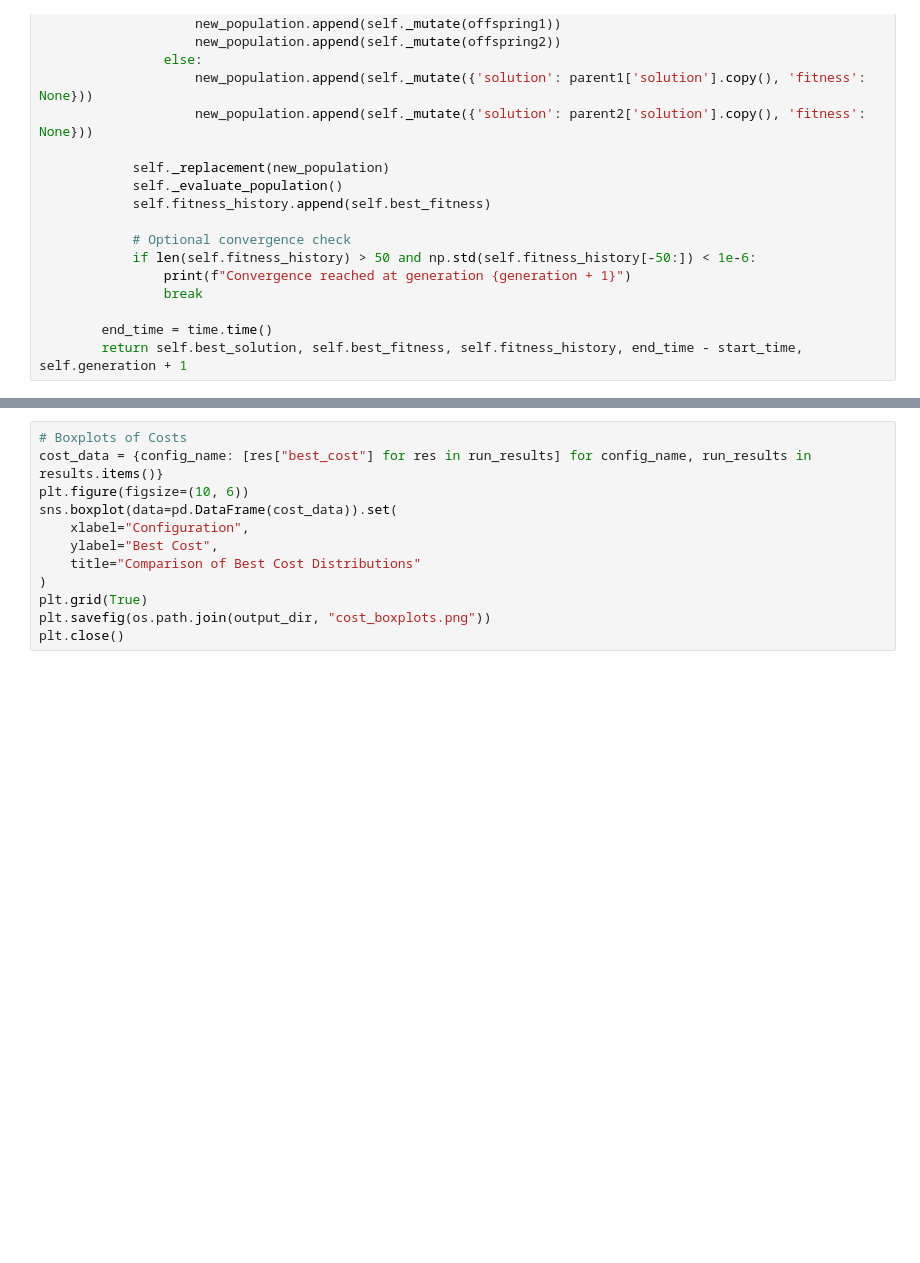
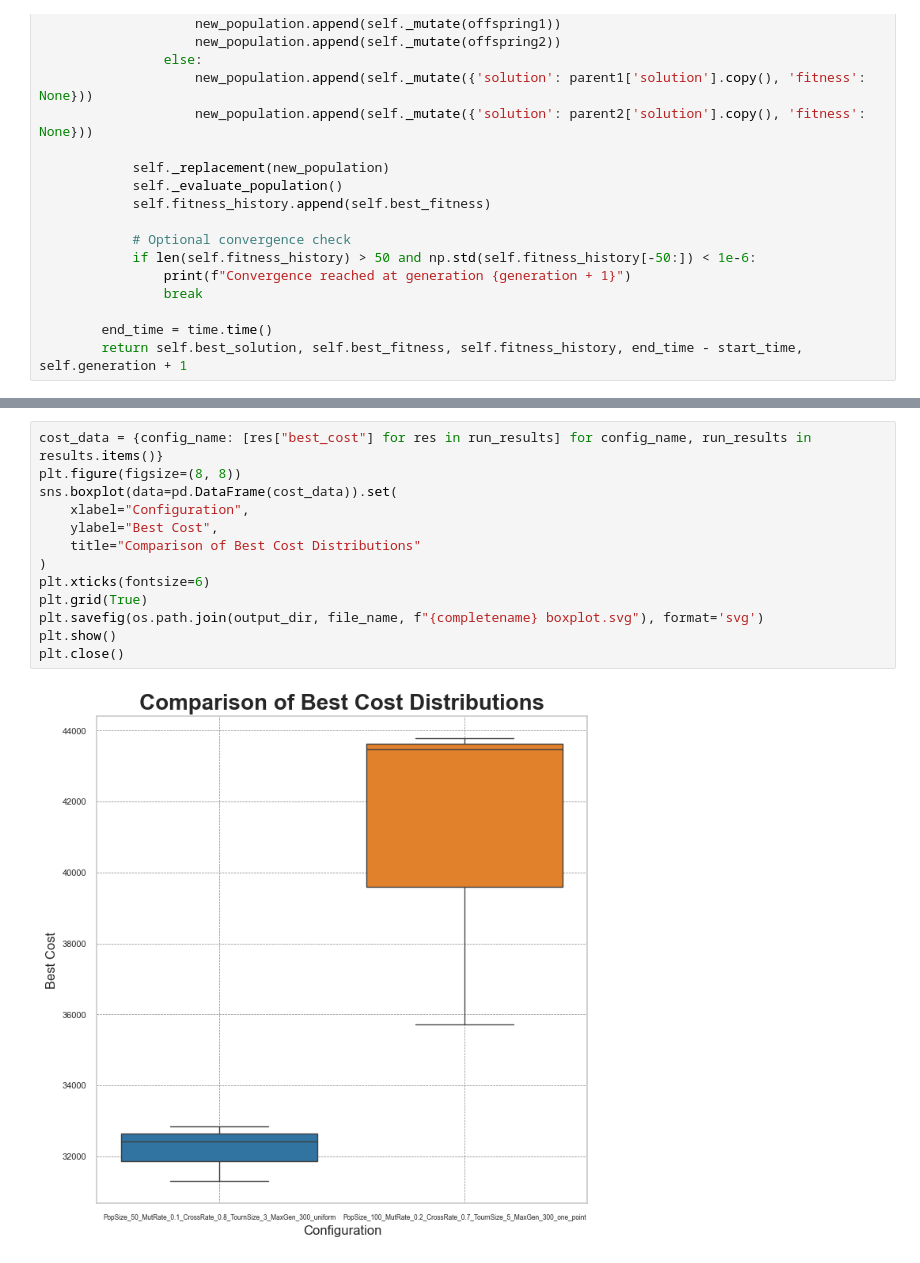
Before and after one commit to heritaco/Advanced-Optimization, a Jupyter notebook: 13-Genetic-Algorithm/01-GA.ipynb, the cells around one changed output, grey strips where cells are left out. Drawn from its saved outputs; the diff is of its cells as text; blank space fills up the shorter version.

```diff
--- a/13-Genetic-Algorithm/01-GA.ipynb
+++ b/13-Genetic-Algorithm/01-GA.ipynb
@@ -354,13 +401,16 @@ plt.close()
 # %%
-# Boxplots of Costs
 cost_data = {config_name: [res["best_cost"] for res in run_results] for config_name, run_results in results.items()}
-plt.figure(figsize=(10, 6))
+plt.figure(figsize=(8, 8))
 sns.boxplot(data=pd.DataFrame(cost_data)).set(
     xlabel="Configuration",
     ylabel="Best Cost",
     title="Comparison of Best Cost Distributions"
 )
+plt.xticks(fontsize=6)
 plt.grid(True)
-plt.savefig(os.path.join(output_dir, "cost_boxplots.png"))
+plt.savefig(os.path.join(output_dir, file_name, f"{completename} boxplot.svg"), format='svg')
+plt.show()
 plt.close()
+# %% [output]
+[figure, added]
 # %%
```
Also changed, not shown: parts of 12 cells of this notebook, 21 other files.
